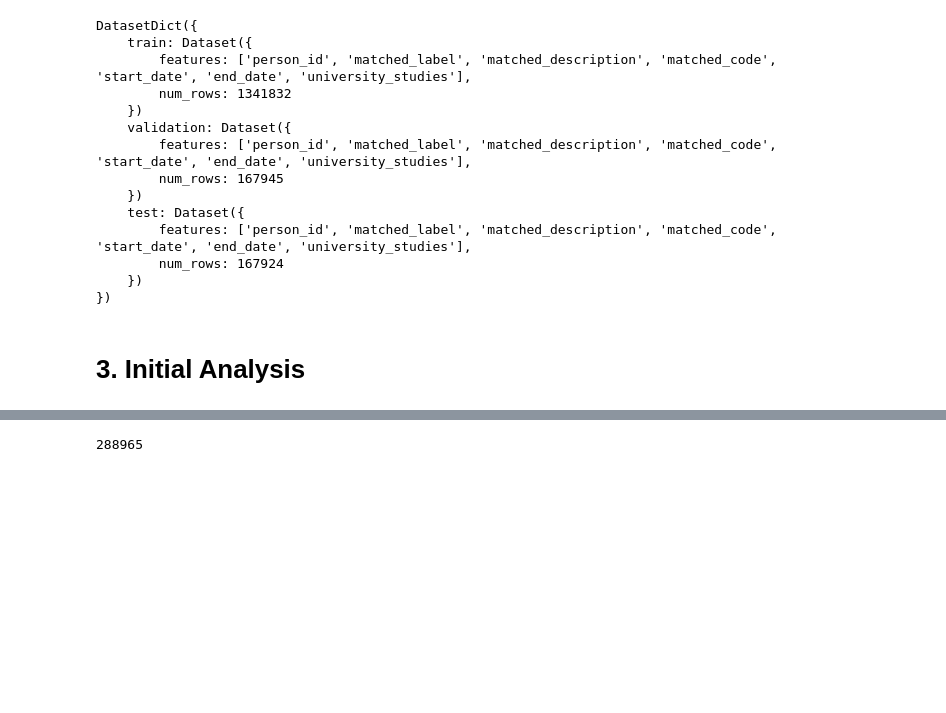
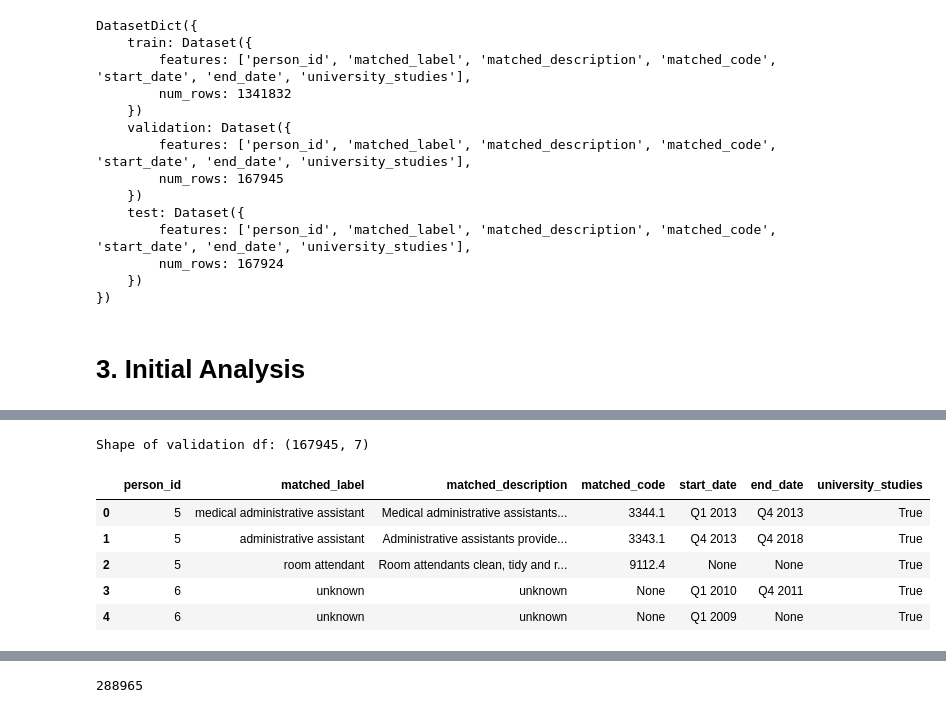
Before and after one commit to 20240693/Thesis-Career-Transitions, a Jupyter notebook: Notebooks/JobHop.ipynb, the cells around one changed output, grey strips where cells are left out. Saved outputs shown, nothing was run; the diff lists cells and outputs as text; code cells hidden in the pictures; blank space fills up the shorter version.

```diff
--- a/Notebooks/JobHop.ipynb
+++ b/Notebooks/JobHop.ipynb
@@ -64,3 +72,14 @@ train_df.head()
 | 2 | 0 | integration engineer | Integration engineers develop and... | 2511.17 | Q1 2013 | Q1 2016 | True |
 | 3 | 0 | programme manager | Programme managers coordinate and... | 1213.4 | Q2 2012 | Q1 2013 | True |
 | 4 | 0 | product development engineering d... | Product development engineering d... | 3118.3.12 | Q1 2011 | Q2 2012 | True |
+# %%
+print("Shape of validation df:", val_df.shape)
+val_df.head()
+# %% [output]
+Shape of validation df: (167945, 7)
+|  | person_id | matched_label | matched_description | matched_code | start_date | end_date | university_studies |
+| 0 | 5 | medical administrative assistant | Medical administrative assistants... | 3344.1 | Q1 2013 | Q4 2013 | True |
+| 1 | 5 | administrative assistant | Administrative assistants provide... | 3343.1 | Q4 2013 | Q4 2018 | True |
+| 2 | 5 | room attendant | Room attendants clean, tidy and r... | 9112.4 | None | None | True |
+| 3 | 6 | unknown | unknown | None | Q1 2010 | Q4 2011 | True |
+| 4 | 6 | unknown | unknown | None | Q1 2009 | None | True |
```
Also changed, not shown: parts of 41 cells of this notebook.
